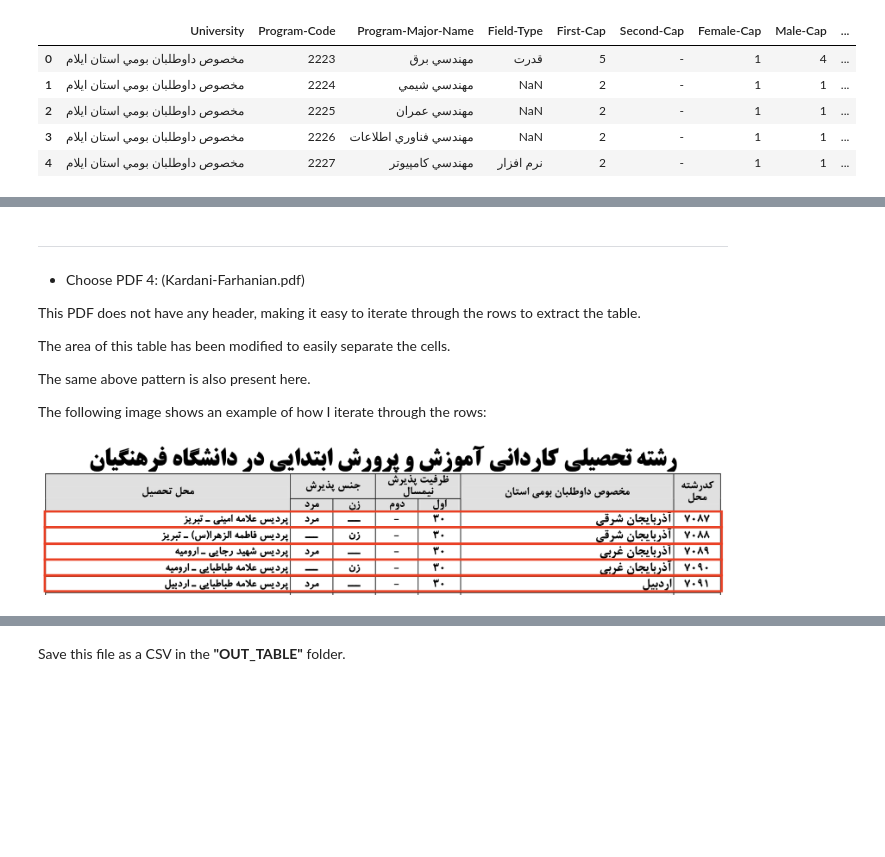
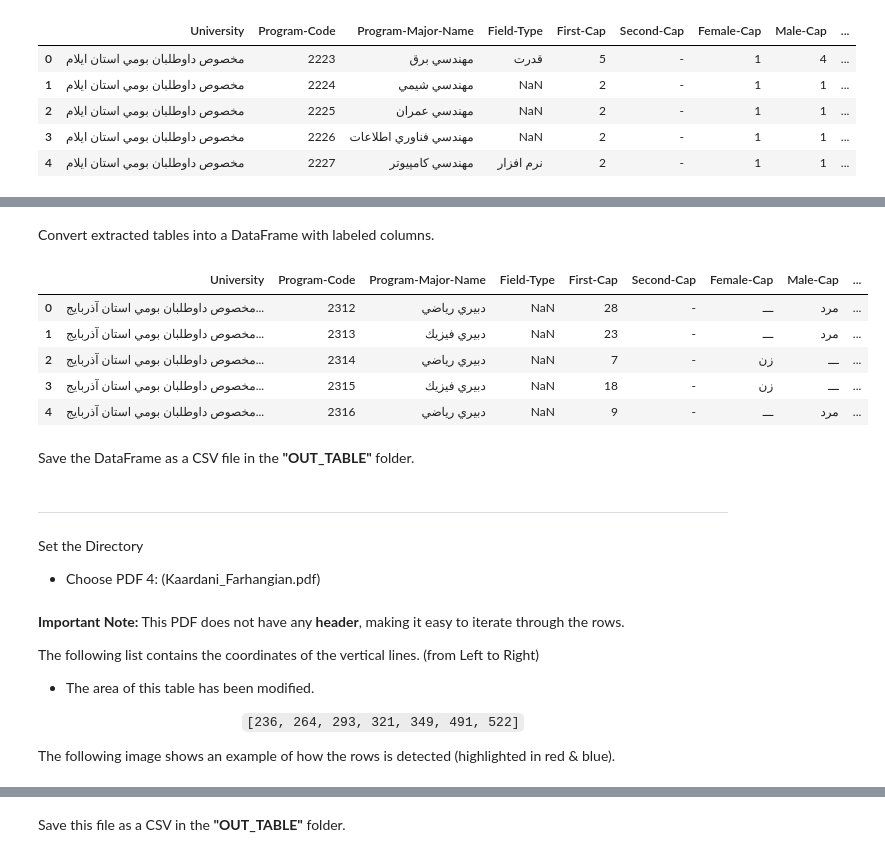
Before and after one commit to Mahan-Rezaeiii/Digitization-Document, a Jupyter notebook: 1.CODE/2.main.ipynb, the cells around one changed output, grey strips where cells are left out. Drawn from its saved outputs; the diff is of its cells as text; code cells hidden in the pictures; blank space fills up the shorter version.

```diff
--- a/1.CODE/2.main.ipynb
+++ b/1.CODE/2.main.ipynb
@@ -280,12 +328,9 @@ df2.to_csv("2.Mahroum.csv", index = False, encoding = "utf-8-sig")
 # %%
-os.chdir("../3.OUT_PDF")
-PDF3 = "3.Farhangian.pdf"
+keywords3 = ["مخصوص", "ادامه"]
 
-keywords = ["مخصوص", "ادامه"]
+uni_headers3 = {}
 
-uni_headers = {}
-
-for page in range(1, 4):
+for page in range(1,4):
     content = tabula.read_pdf(PDF3, lattice = False, guess = False,
                                   pandas_options = {'header': None}, pages = str(page))[0]
 
@@ -294,12 +339,12 @@ for page in range(1, 4):
         if page == 3 and idx >= 55:
             break
 
-        if any(str(cell).startswith(tuple(keywords)) for cell in col):
+        if any(str(cell).startswith(tuple(keywords3)) for cell in col):
             # print( "page:", page, "index:", idx, "university name:", col[0])
 
             uni_name = str(col[0])
-            uni_headers[(page, idx)] = uni_name
+            uni_headers3[(page, idx)] = uni_name
 
-uni_headers = list(uni_headers.items())
+uni_headers3 = list(uni_headers3.items())
 
-uni_headers[:5]
+uni_headers3[:5] # Test
@@ -305,0 +357,22 @@ uni_headers[:5]
+# %%
+page_list3 = []
+
+for page in range(1,4):
+    content = tabula.read_pdf(PDF3, lattice = False,
+                               guess = False, columns = [205, 233, 261, 290, 318, 389, 531],
+                              pandas_options = {'header': None}, pages = str(page))[0]
+
+    university = ''
+
+    for idx, col in content.iterrows():
+        idx_prim = idx - 1 if (1 <= page <= 2) else idx
+
+        if str(col[7]).isdigit():
+            university = find_university(page, idx_prim, uni_headers3)
+            row_list = list(col.values)
+            row_list += [university]
+            row_list.reverse()
+
+            if page == 1 and idx < 30:
+                print(idx, row_list) # Test
+            page_list3.append(row_list)
@@ -305,0 +385,16 @@ uni_headers[:5]
+# %% [markdown]
+Convert extracted tables into a DataFrame with labeled columns.
+# %%
+df3 = pd.DataFrame(page_list3, columns = ['University', 'Program-Code', 'Program-Major-Name', 'Field-Type',
+                           'First-Cap', 'Second-Cap', 'Female-Cap', 'Male-Cap', 'Description'])
+
+df3.head(5) # Test
+# %% [output]
+|  | University | Program-Code | Program-Major-Name | Field-Type | First-Cap | Second-Cap | Female-Cap | Male-Cap | ... |
+| 0 | مخصوص داوطلبان بومي استان آذربايج... | 2312 | دبيري رياضي | NaN | 28 | - | ـــ | مرد | ... |
+| 1 | مخصوص داوطلبان بومي استان آذربايج... | 2313 | دبيري فيزيك | NaN | 23 | - | ـــ | مرد | ... |
+| 2 | مخصوص داوطلبان بومي استان آذربايج... | 2314 | دبيري رياضي | NaN | 7 | - | زن | ـــ | ... |
+| 3 | مخصوص داوطلبان بومي استان آذربايج... | 2315 | دبيري فيزيك | NaN | 18 | - | زن | ـــ | ... |
+| 4 | مخصوص داوطلبان بومي استان آذربايج... | 2316 | دبيري رياضي | NaN | 9 | - | ـــ | مرد | ... |
+# %% [markdown]
+Save the DataFrame as a CSV file in the **"OUT_TABLE"** folder.
@@ -305,0 +404,5 @@ uni_headers[:5]
+# %% [markdown]
+---
+
+Set the Directory
+- Choose PDF 4: (Kaardani_Farhangian.pdf)
@@ -306,14 +412,14 @@ uni_headers[:5]
 # %% [markdown]
----
+**Important Note:** This PDF does not have any **header**, making it easy to iterate through the rows.
 
-- Choose PDF 4: (Kardani-Farhanian.pdf)
+The following list contains the coordinates of the vertical lines. (from Left to Right)
 
-This PDF does not have any header, making it easy to iterate through the rows to extract the table.
+- The area of this table has been modified.
 
-The area of this table has been modified to easily separate the cells.
+<div align="center">
 
-The same above pattern is also present here.
+`[236, 264, 293, 321, 349, 491, 522]`
 
-The following image shows an example of how I iterate through the rows:
+</div>
+
+The following image shows an example of how the rows is detected (highlighted in red & blue).
-# %% [markdown]
-![PDF4.png](attachment:PDF4.png)
```
Also changed, not shown: parts of 88 cells of this notebook.
